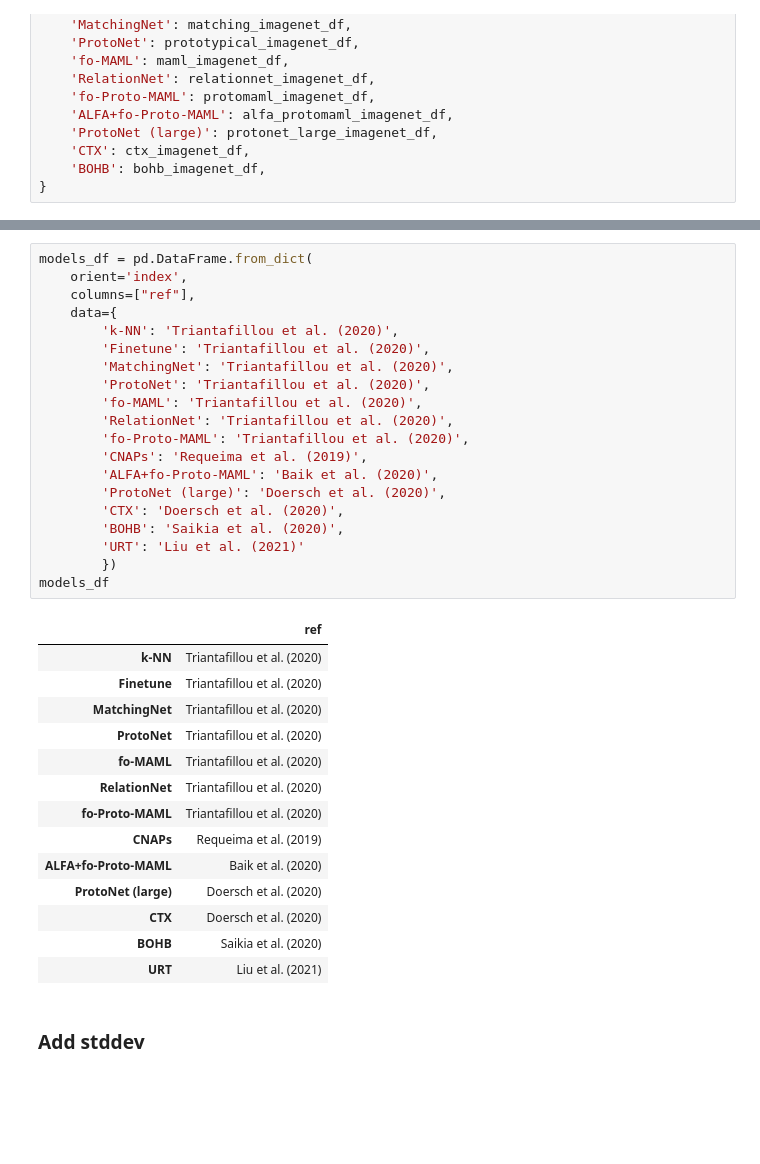
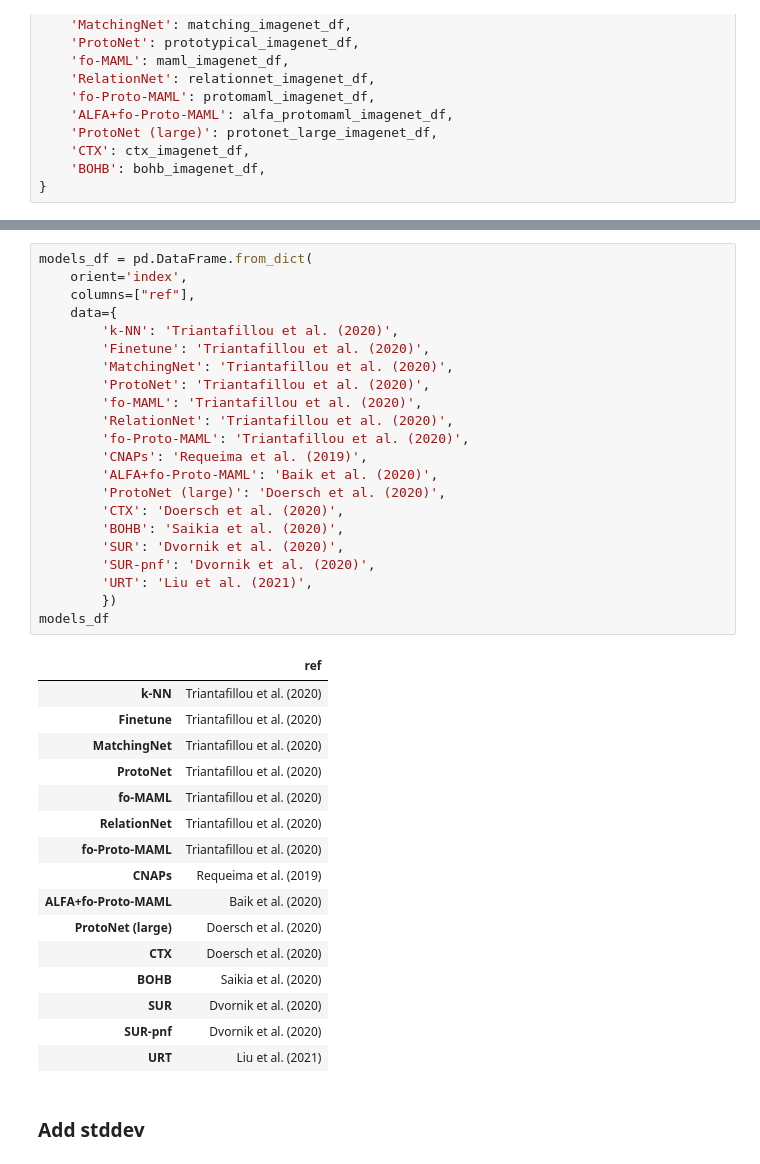
Before and after one commit to google-research/meta-dataset, a Jupyter notebook: Leaderboard.ipynb, the cells around one changed output, grey strips where cells are left out. Cells and saved outputs as stored; diff of their text form; blank space fills up the shorter version.

```diff
--- a/Leaderboard.ipynb
+++ b/Leaderboard.ipynb
@@ -926,34 +1007,38 @@ models_df = pd.DataFrame.from_dict(
     columns=["ref"],
     data={
         'k-NN': 'Triantafillou et al. (2020)',
         'Finetune': 'Triantafillou et al. (2020)',
         'MatchingNet': 'Triantafillou et al. (2020)',
         'ProtoNet': 'Triantafillou et al. (2020)',
         'fo-MAML': 'Triantafillou et al. (2020)',
         'RelationNet': 'Triantafillou et al. (2020)',
         'fo-Proto-MAML': 'Triantafillou et al. (2020)',
         'CNAPs': 'Requeima et al. (2019)',
         'ALFA+fo-Proto-MAML': 'Baik et al. (2020)',
         'ProtoNet (large)': 'Doersch et al. (2020)',
         'CTX': 'Doersch et al. (2020)',
         'BOHB': 'Saikia et al. (2020)',
-        'URT': 'Liu et al. (2021)'
+        'SUR': 'Dvornik et al. (2020)',
+        'SUR-pnf': 'Dvornik et al. (2020)',
+        'URT': 'Liu et al. (2021)',
         })
 models_df
 # %% [output]
 |  | ref |
 | k-NN | Triantafillou et al. (2020) |
 | Finetune | Triantafillou et al. (2020) |
 | MatchingNet | Triantafillou et al. (2020) |
 | ProtoNet | Triantafillou et al. (2020) |
 | fo-MAML | Triantafillou et al. (2020) |
 | RelationNet | Triantafillou et al. (2020) |
 | fo-Proto-MAML | Triantafillou et al. (2020) |
 | CNAPs | Requeima et al. (2019) |
 | ALFA+fo-Proto-MAML | Baik et al. (2020) |
 | ProtoNet (large) | Doersch et al. (2020) |
 | CTX | Doersch et al. (2020) |
 | BOHB | Saikia et al. (2020) |
+| SUR | Dvornik et al. (2020) |
+| SUR-pnf | Dvornik et al. (2020) |
 | URT | Liu et al. (2021) |
 # %% [markdown]
 ### Add stddev
```
Also changed, not shown: parts of 15 cells of this notebook, 1 other file.
